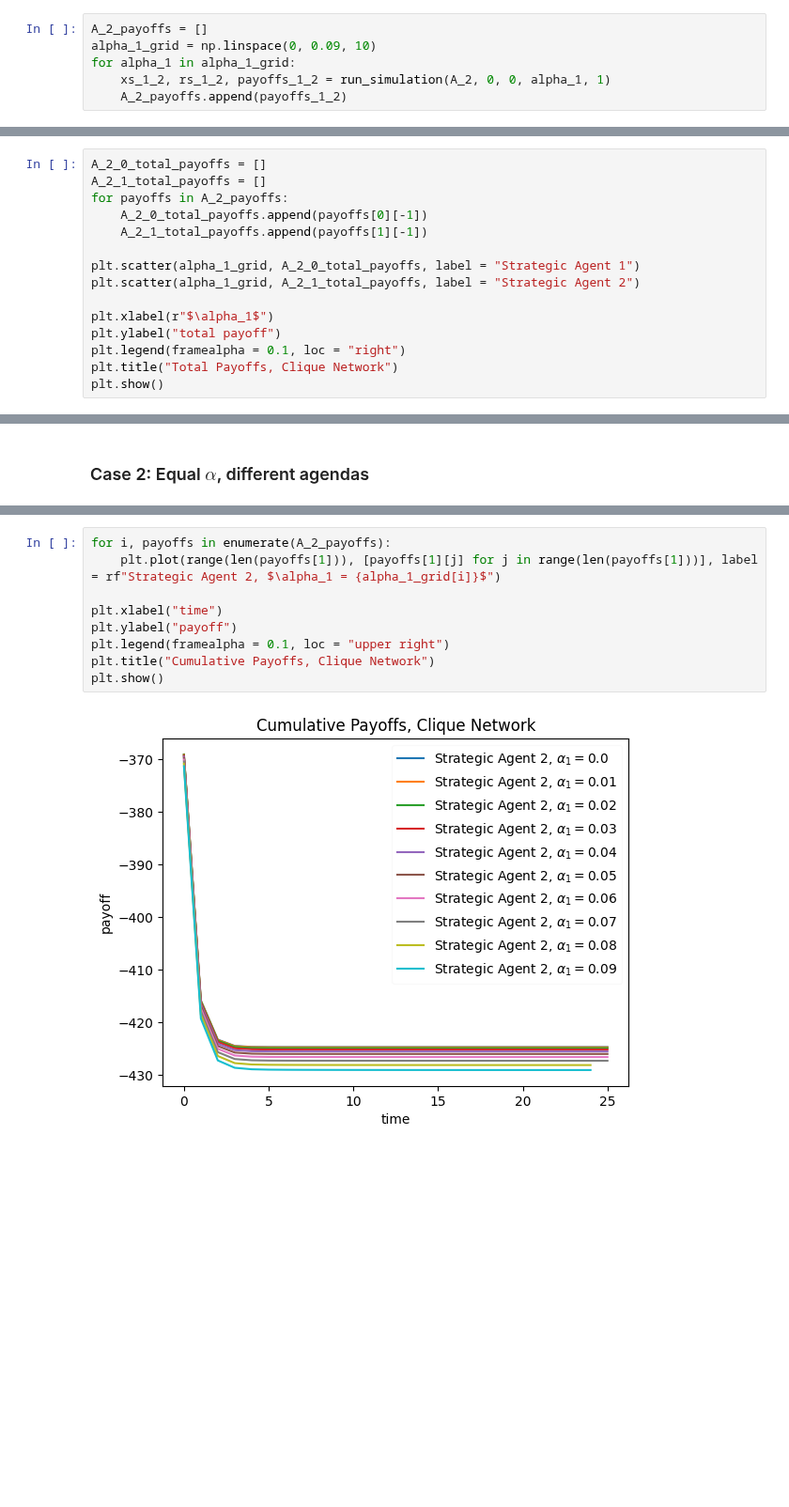
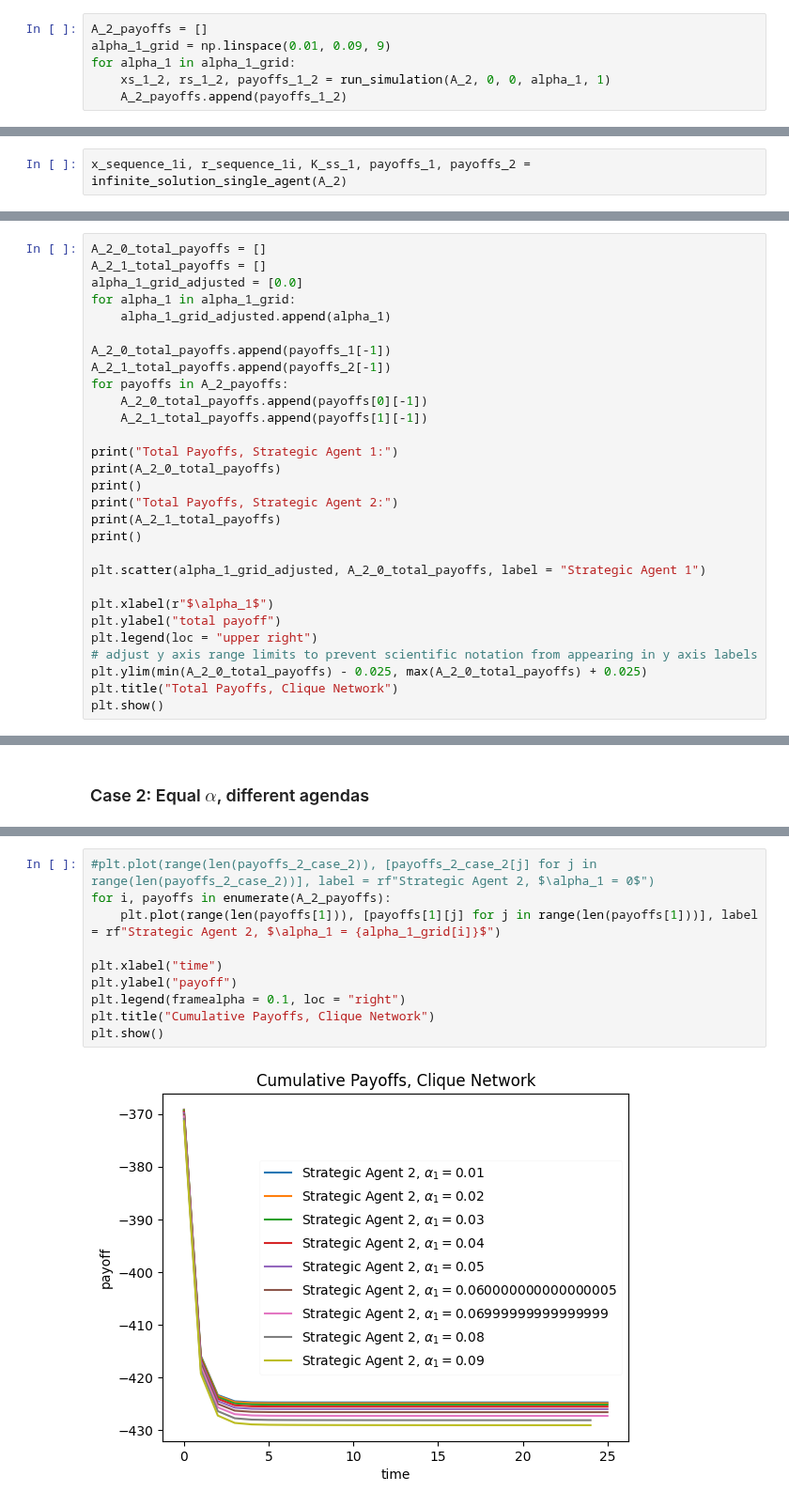
Before and after one commit to weiliubc/strategic_influencer_of_naive_agents, a Jupyter notebook: sandbox/mus_projected_clique_tests_alpha_1_0.ipynb, the cells around one changed output, grey strips where cells are left out. Shown at 94% size. Cells and saved outputs as stored; diff of their text form; blank space fills up the shorter version.

Commit message:
update alpha_1=0 case

```diff
--- a/sandbox/mus_projected_clique_tests_alpha_1_0.ipynb
+++ b/sandbox/mus_projected_clique_tests_alpha_1_0.ipynb
@@ -311,7 +361,7 @@ A_2 = np.array([
 ### Case 1: same agenda
 # %%
 A_2_payoffs = []
-alpha_1_grid = np.linspace(0, 0.09, 10)
+alpha_1_grid = np.linspace(0.01, 0.09, 9)
 for alpha_1 in alpha_1_grid:
     xs_1_2, rs_1_2, payoffs_1_2 = run_simulation(A_2, 0, 0, alpha_1, 1)
     A_2_payoffs.append(payoffs_1_2)
@@ -333,4 +383,6 @@ Projected Steady-State Opinions:
  [0.        1.0081    0.        0.       ]
  [0.        0.        1.0081    0.       ]
  [0.        0.        0.        1.0081   ]]
+# %%
+x_sequence_1i, r_sequence_1i, K_ss_1, payoffs_1, payoffs_2 = infinite_solution_single_agent(A_2)
 # %%
@@ -358,16 +412,30 @@ plt.show()
 # %%
 A_2_0_total_payoffs = []
 A_2_1_total_payoffs = []
+alpha_1_grid_adjusted = [0.0]
+for alpha_1 in alpha_1_grid:
+    alpha_1_grid_adjusted.append(alpha_1)
+
+A_2_0_total_payoffs.append(payoffs_1[-1])
+A_2_1_total_payoffs.append(payoffs_2[-1])
 for payoffs in A_2_payoffs:
     A_2_0_total_payoffs.append(payoffs[0][-1])
     A_2_1_total_payoffs.append(payoffs[1][-1])
 
-plt.scatter(alpha_1_grid, A_2_0_total_payoffs, label = "Strategic Agent 1")
-plt.scatter(alpha_1_grid, A_2_1_total_payoffs, label = "Strategic Agent 2")
+print("Total Payoffs, Strategic Agent 1:")
+print(A_2_0_total_payoffs)
+print()
+print("Total Payoffs, Strategic Agent 2:")
+print(A_2_1_total_payoffs)
+print()
+
+plt.scatter(alpha_1_grid_adjusted, A_2_0_total_payoffs, label = "Strategic Agent 1")
 
 plt.xlabel(r"$\alpha_1$")
 plt.ylabel("total payoff")
-plt.legend(framealpha = 0.1, loc = "right")
+plt.legend(loc = "upper right")
+# adjust y axis range limits to prevent scientific notation from appearing in y axis labels
+plt.ylim(min(A_2_0_total_payoffs) - 0.025, max(A_2_0_total_payoffs) + 0.025)
 plt.title("Total Payoffs, Clique Network")
 plt.show()
 # %% [output]
@@ -411,11 +496,12 @@ plt.show()
 # %%
+#plt.plot(range(len(payoffs_2_case_2)), [payoffs_2_case_2[j] for j in range(len(payoffs_2_case_2))], label = rf"Strategic Agent 2, $\alpha_1 = 0$")
 for i, payoffs in enumerate(A_2_payoffs):
     plt.plot(range(len(payoffs[1])), [payoffs[1][j] for j in range(len(payoffs[1]))], label = rf"Strategic Agent 2, $\alpha_1 = {alpha_1_grid[i]}$")
 
 plt.xlabel("time")
 plt.ylabel("payoff")
-plt.legend(framealpha = 0.1, loc = "upper right")
+plt.legend(framealpha = 0.1, loc = "right")
 plt.title("Cumulative Payoffs, Clique Network")
 plt.show()
 # %% [output]
-[figure, old version]
+[figure, new version]
```
Also changed, not shown: parts of 14 cells of this notebook.
